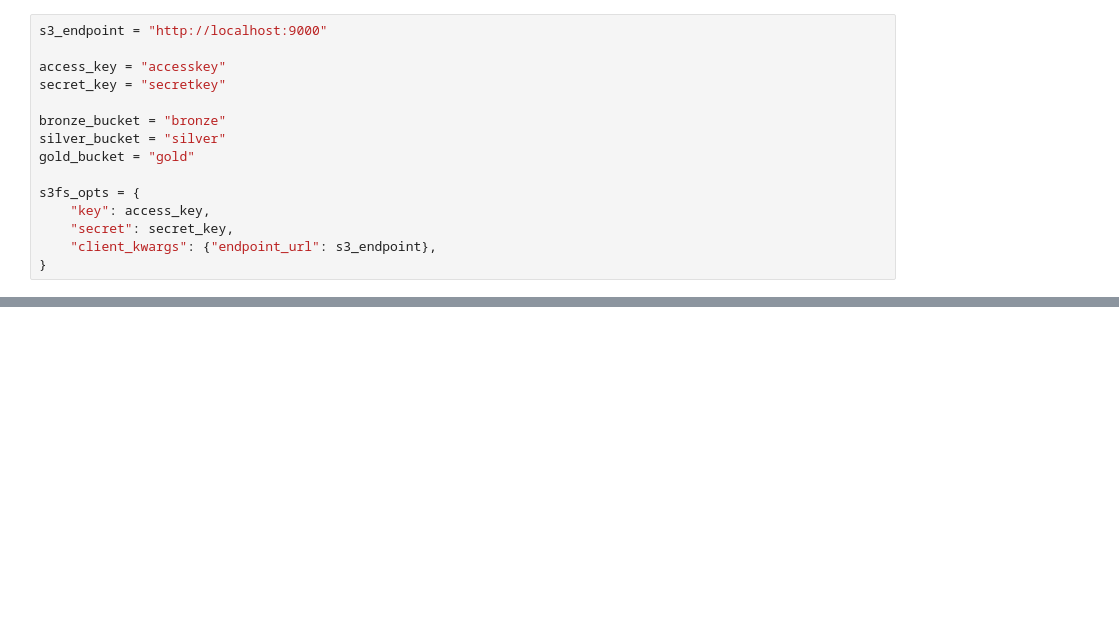
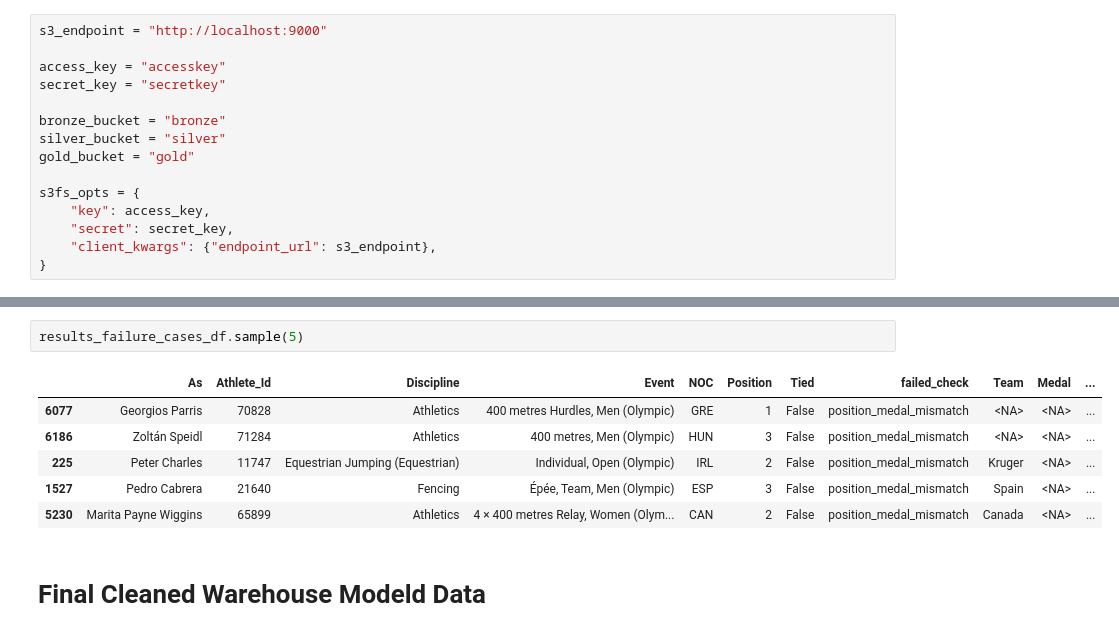
Before and after one commit to Ayham-0010/Olympic-Athletes-ETL, a Jupyter notebook: nootbooks/results_preview.ipynb, the cells around one changed output, grey strips where cells are left out. Cells and saved outputs as stored; diff of their text form; blank space fills up the shorter version.

Commit message:
add notebook to show case the project

```diff
--- a/nootbooks/results_preview.ipynb
+++ b/nootbooks/results_preview.ipynb
@@ -26,0 +218,11 @@ affiliations_failure_cases_df = pd.read_parquet(f"s3://{silver_bucket}/failure_c
+# %%
+results_failure_cases_df.sample(5)
+# %% [output]
+|  | As | Athlete_Id | Discipline | Event | NOC | Position | Tied | failed_check | Team | Medal | ... |
+| 6077 | Georgios Parris | 70828 | Athletics | 400 metres Hurdles, Men (Olympic) | GRE | 1 | False | position_medal_mismatch | <NA> | <NA> | ... |
+| 6186 | Zoltán Speidl | 71284 | Athletics | 400 metres, Men (Olympic) | HUN | 3 | False | position_medal_mismatch | <NA> | <NA> | ... |
+| 225 | Peter Charles | 11747 | Equestrian Jumping (Equestrian) | Individual, Open (Olympic) | IRL | 2 | False | position_medal_mismatch | Kruger | <NA> | ... |
+| 1527 | Pedro Cabrera | 21640 | Fencing | Épée, Team, Men (Olympic) | ESP | 3 | False | position_medal_mismatch | Spain | <NA> | ... |
+| 5230 | Marita Payne Wiggins | 65899 | Athletics | 4 × 400 metres Relay, Women (Olym... | CAN | 2 | False | position_medal_mismatch | Canada | <NA> | ... |
+# %% [markdown]
+# Final Cleaned Warehouse Modeld Data
```
Also changed, not shown: parts of 34 cells of this notebook.
